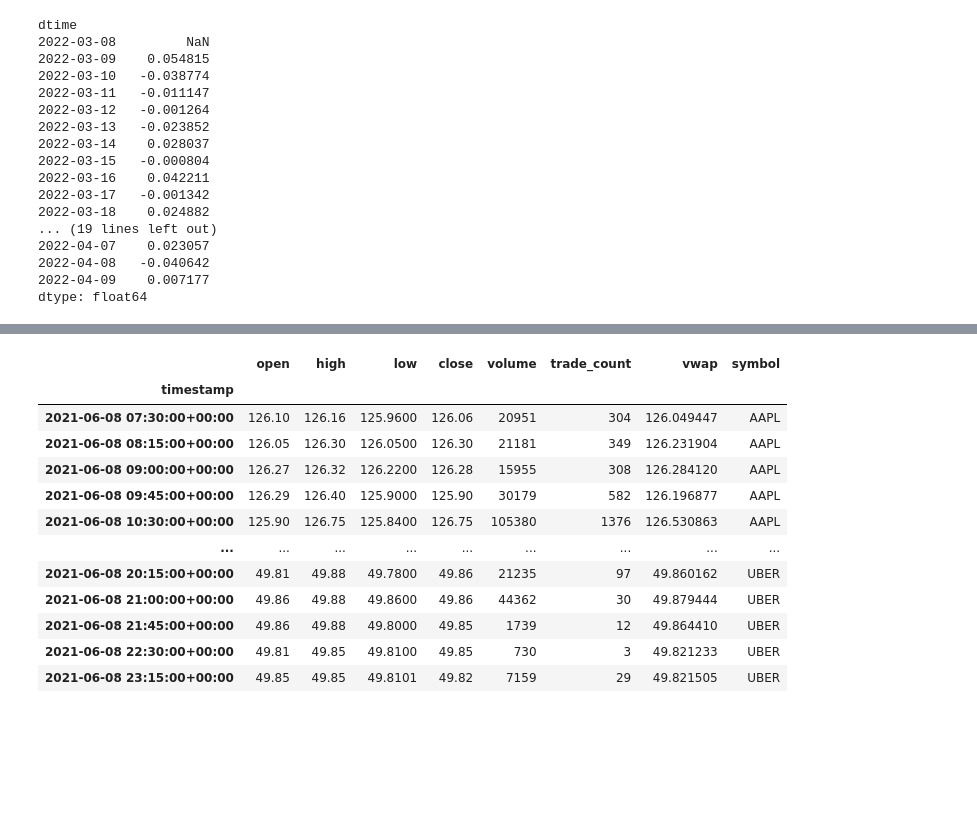
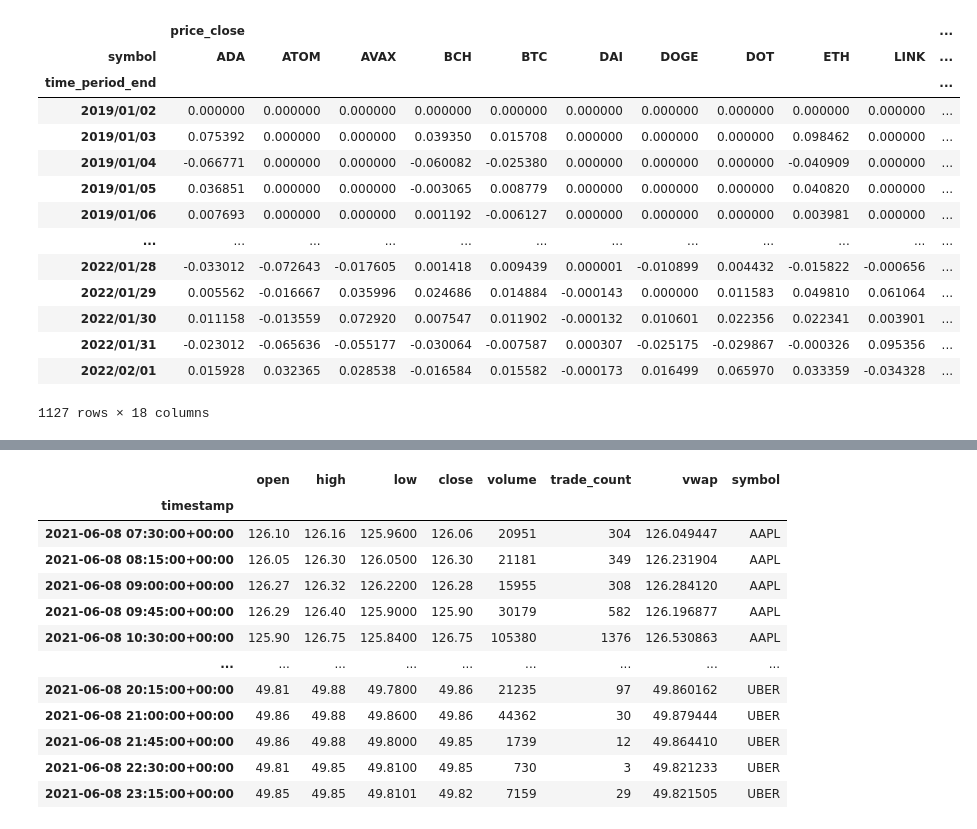
Before and after one commit to kennethologist/UPENN-GP4-P1, a Jupyter notebook: notebooks/ken-smith.ipynb, the cells around one changed output, grey strips where cells are left out. Saved outputs shown, nothing was run; the diff lists cells and outputs as text; code cells hidden in the pictures; blank space fills up the shorter version.

```diff
--- a/notebooks/ken-smith.ipynb
+++ b/notebooks/ken-smith.ipynb
@@ -84,31 +103,0 @@ all_ohlc
-# %%
-#Kraken Direct Api
-
-kraken_api = krakenex.API(KRAKEN_API_KEY_ID, KRAKEN_API_SECRET_KEY)
-
-#print(kraken_api.query_public("AssetPairs")["result"])
-
-crypto_tickers = ['BTC','ETH','LUNA','SOL','XRP','ADA',
-    'AVAX','DOT','DOGE','SHIB','MATIC',
-    'DAI','LTC','ATOM','LINK','UNI','TRX','BCH']
-
-k = KrakenAPI(kraken_api)
-
-all_ohlc = pd.DataFrame()
-
-dataframes = {}
-
-date =  datetime.strptime('01/01/2019', '%m/%d/%Y')
-utc_time = calendar.timegm(date.utctimetuple())
-
-for ticker in crypto_tickers:
-    ticker_ohlc, last = k.get_ohlc_data((ticker + 'USD'),10080,1548111600)
-    ticker_ohlc['symbol'] = ticker
-    dataframes[ticker] = ticker_ohlc.drop(['open', 'high', 'low', 'volume', 'vwap', 'count', 'time'], axis=1).reset_index()
-    time.sleep(1)
-# %%
-print(utc_time)
-
-all_ohlc = pd.concat(dataframes.values(), join="inner").set_index("dtime").pivot(columns = 'symbol').dropna()
-all_ohlc.columns = crypto_tickers
-all_ohlc
@@ -160,23 +138,23 @@ AttributeError: '_LocIndexer' object has no attribute 'dot'
 # %%
 # Daily Returns
 
-random_crypto_daily_returns = all_ohlc.pct_change().dot(list(random_crypto.loc[:, 'random weights 1']))
-random_crypto_daily_returns
+all_ohlc_pct = all_ohlc.pct_change().fillna(0)
+all_ohlc_pct
+#random_crypto_daily_returns = all_ohlc.pct_change().dot())
+#random_crypto_daily_returns
 # %% [output]
+|  | price_close |  |  |  |  |  |  |  |  |  | ... |
+| symbol | ADA | ATOM | AVAX | BCH | BTC | DAI | DOGE | DOT | ETH | LINK | ... |
+| time_period_end |  |  |  |  |  |  |  |  |  |  | ... |
+| 2019/01/02 | 0.000000 | 0.000000 | 0.000000 | 0.000000 | 0.000000 | 0.000000 | 0.000000 | 0.000000 | 0.000000 | 0.000000 | ... |
+| 2019/01/03 | 0.075392 | 0.000000 | 0.000000 | 0.039350 | 0.015708 | 0.000000 | 0.000000 | 0.000000 | 0.098462 | 0.000000 | ... |
+| 2019/01/04 | -0.066771 | 0.000000 | 0.000000 | -0.060082 | -0.025380 | 0.000000 | 0.000000 | 0.000000 | -0.040909 | 0.000000 | ... |
+| 2019/01/05 | 0.036851 | 0.000000 | 0.000000 | -0.003065 | 0.008779 | 0.000000 | 0.000000 | 0.000000 | 0.040820 | 0.000000 | ... |
+| 2019/01/06 | 0.007693 | 0.000000 | 0.000000 | 0.001192 | -0.006127 | 0.000000 | 0.000000 | 0.000000 | 0.003981 | 0.000000 | ... |
+| ... | ... | ... | ... | ... | ... | ... | ... | ... | ... | ... | ... |
+| 2022/01/28 | -0.033012 | -0.072643 | -0.017605 | 0.001418 | 0.009439 | 0.000001 | -0.010899 | 0.004432 | -0.015822 | -0.000656 | ... |
+| 2022/01/29 | 0.005562 | -0.016667 | 0.035996 | 0.024686 | 0.014884 | -0.000143 | 0.000000 | 0.011583 | 0.049810 | 0.061064 | ... |
+| 2022/01/30 | 0.011158 | -0.013559 | 0.072920 | 0.007547 | 0.011902 | -0.000132 | 0.010601 | 0.022356 | 0.022341 | 0.003901 | ... |
+| 2022/01/31 | -0.023012 | -0.065636 | -0.055177 | -0.030064 | -0.007587 | 0.000307 | -0.025175 | -0.029867 | -0.000326 | 0.095356 | ... |
+| 2022/02/01 | 0.015928 | 0.032365 | 0.028538 | -0.016584 | 0.015582 | -0.000173 | 0.016499 | 0.065970 | 0.033359 | -0.034328 | ... |
-dtime
-2022-03-08         NaN
-2022-03-09    0.054815
-2022-03-10   -0.038774
-2022-03-11   -0.011147
-2022-03-12   -0.001264
-2022-03-13   -0.023852
-2022-03-14    0.028037
-2022-03-15   -0.000804
-2022-03-16    0.042211
-2022-03-17   -0.001342
-2022-03-18    0.024882
-... (19 lines left out)
-2022-04-07    0.023057
-2022-04-08   -0.040642
-2022-04-09    0.007177
-dtype: float64
+1127 rows × 18 columns
```
Also changed, not shown: parts of 8 cells of this notebook, 3 other files.
